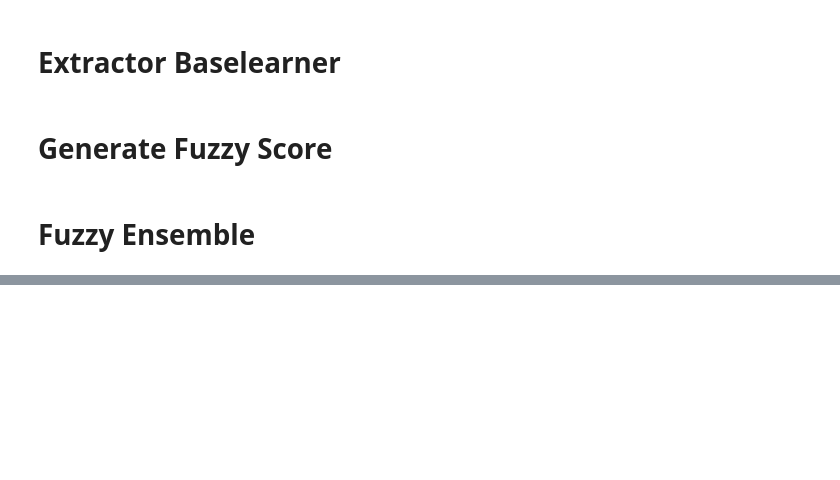
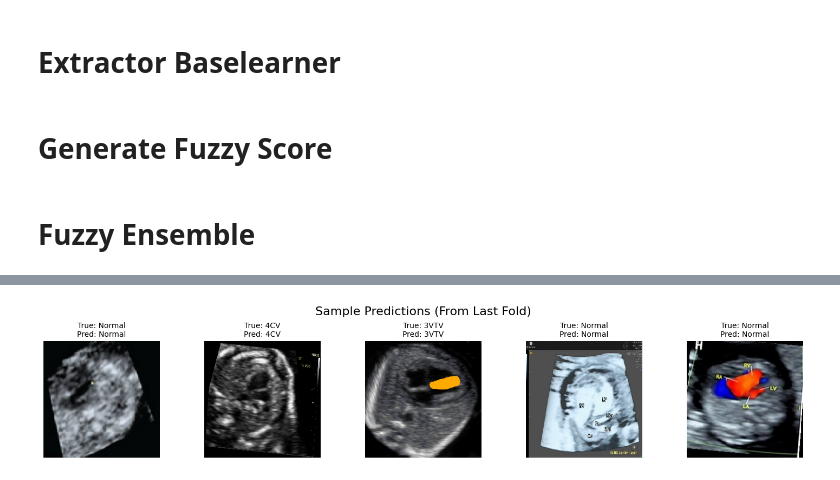
Before and after one commit to uyenphl/fetal-echocardiogram, a Jupyter notebook: fuzzy_ensemble.ipynb, the cells around one changed output, grey strips where cells are left out. Saved outputs shown, nothing was run; the diff lists cells and outputs as text; code cells hidden in the pictures; blank space fills up the shorter version.

```diff
--- a/fuzzy_ensemble.ipynb
+++ b/fuzzy_ensemble.ipynb
@@ -313,17 +370,31 @@ for i in range(1,6):
 # %%
 # Visualize sample predictions from the last fold
 fig, axes = plt.subplots(1, 5, figsize=(15, 3))
 fig.suptitle('Sample Predictions (From Last Fold)', fontsize=16)
-#
 
-for j in range(5):
-  sample_image = test_imgs[j]
-  true_label = target_names[np.argmax(test_labels[j])]
-  predicted_label = target_names[predictedClass[j]]
+# Get unique classes present in the test set and find one index for each
+unique_labels_indices = np.unique(np.argmax(test_labels, axis=-1), return_index=True)[1]
+selected_indices = list(unique_labels_indices)
 
-  axes[j].imshow(sample_image)
-  axes[j].set_title(f"True: {true_label}\nPred: {predicted_label}", fontsize=10)
-  axes[j].axis('off')
+# If there are fewer than 5 unique classes, fill the rest with random images
+if len(selected_indices) < 5:
+    remaining_indices = np.setdiff1d(np.arange(len(test_imgs)), selected_indices)
+    num_to_add = 5 - len(selected_indices)
+    if len(remaining_indices) > 0:
+        extra_indices = np.random.choice(remaining_indices, min(num_to_add, len(remaining_indices)), replace=False)
+        selected_indices.extend(extra_indices)
+
+for j in range(len(selected_indices)):
+    idx = selected_indices[j]
+    sample_image = test_imgs[idx]
+    true_label = target_names[np.argmax(test_labels[idx])]
+    predicted_label = target_names[predictedClass[idx]]
+
+    axes[j].imshow(sample_image)
+    axes[j].set_title(f"True: {true_label}\nPred: {predicted_label}", fontsize=10)
+    axes[j].axis('off')
 
 plt.tight_layout()
 plt.show()
+# %% [output]
+[figure, added]
```
Also changed, not shown: parts of 2 cells of this notebook.
